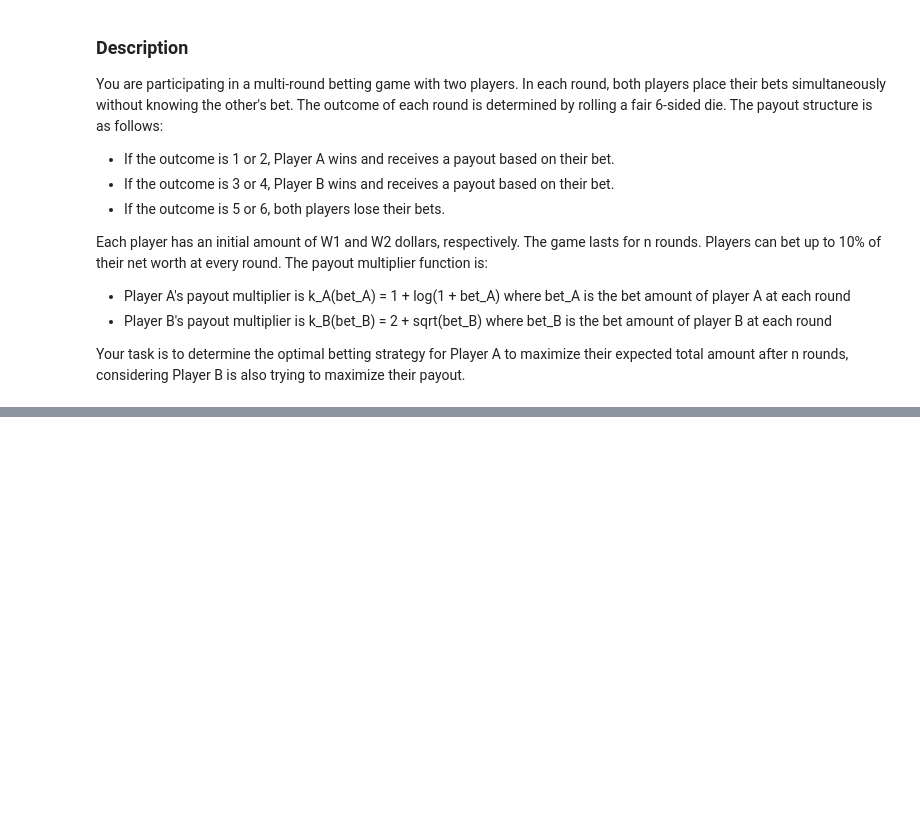
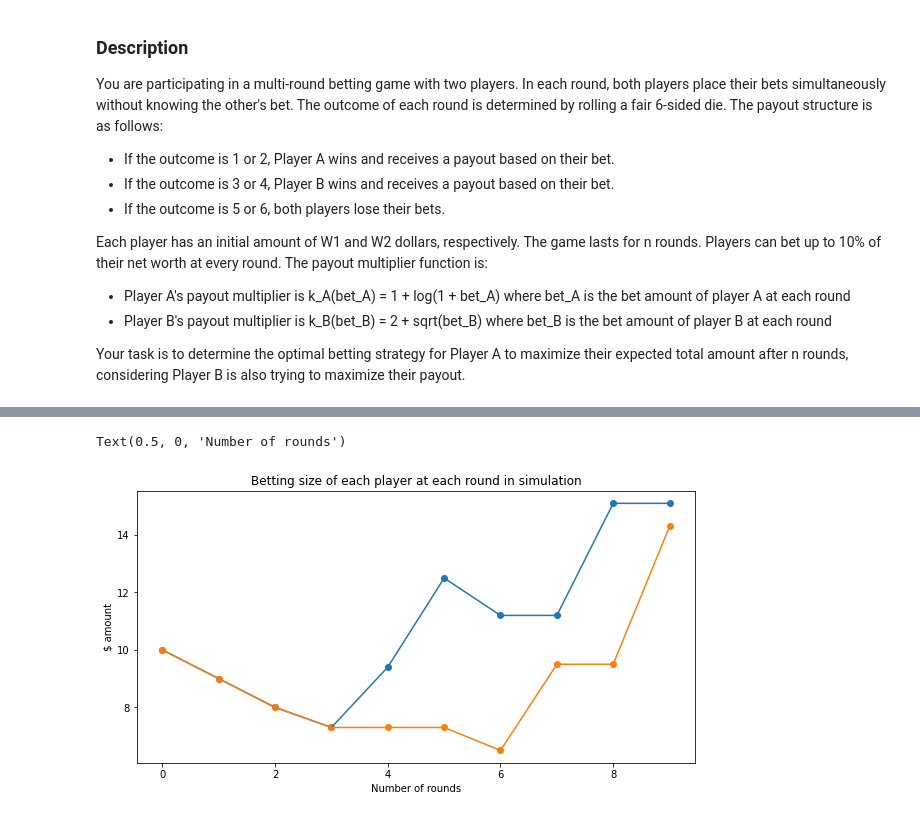
Before and after one commit to TheGreekSailor/Optimal-Betting-Game, a Jupyter notebook: Betting_Game.ipynb, the cells around one changed output, grey strips where cells are left out. Cells and saved outputs as stored; diff of their text form; code cells hidden in the pictures; blank space fills up the shorter version.

```diff
--- a/Betting_Game.ipynb
+++ b/Betting_Game.ipynb
@@ -102,0 +145,12 @@ Text(0.5, 0, 'Number of rounds')
+# %%
+plt.figure(figsize = (10,5))
+plt.plot(range(0,n), bets_A)
+plt.scatter(range(0,n), bets_A)
+plt.plot(range(0,n), bets_B)
+plt.scatter(range(0,n), bets_B)
+plt.title("Betting size of each player at each round in simulation")
+plt.ylabel("$ amount")
+plt.xlabel("Number of rounds")
+# %% [output]
+Text(0.5, 0, 'Number of rounds')
+[figure, added]
```
Also changed, not shown: parts of 10 cells of this notebook.
